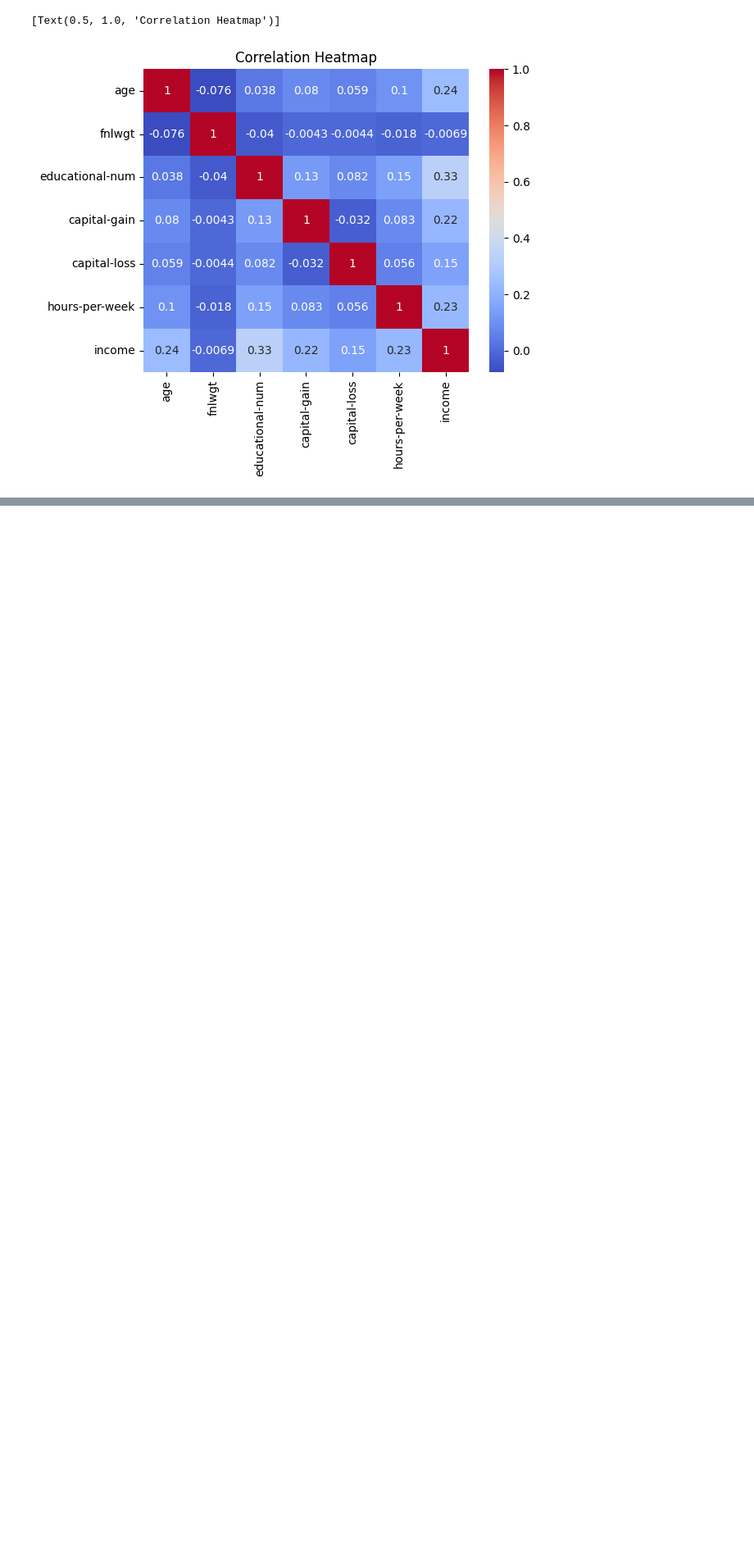
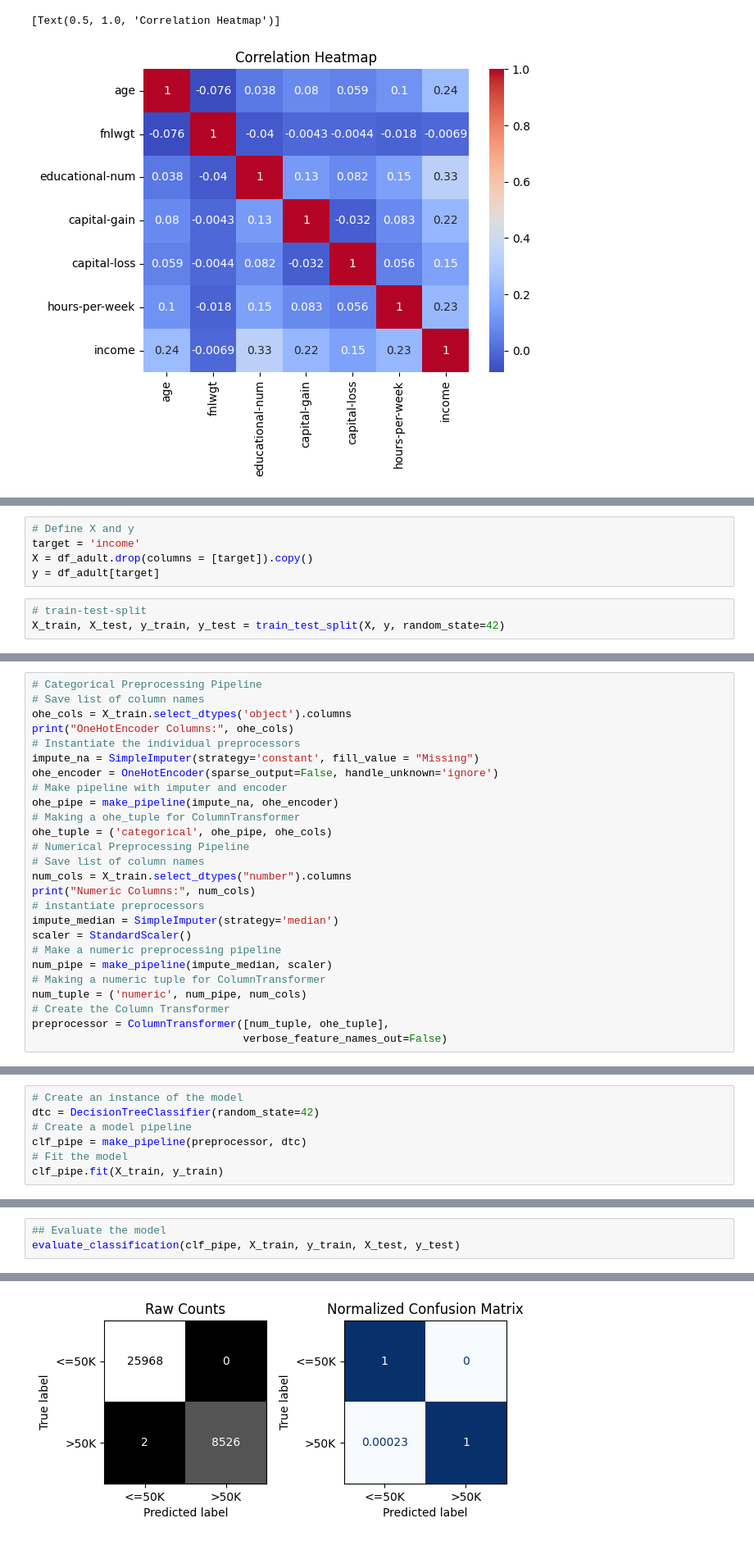
Before and after one commit to uday-routhu/models, a Jupyter notebook: Project_2_Part_1_Core.ipynb, the cells around one changed output, grey strips where cells are left out. Shown at 82% size. Drawn from its saved outputs; the diff is of its cells as text; blank space fills up the shorter version.

```diff
--- a/Project_2_Part_1_Core.ipynb
+++ b/Project_2_Part_1_Core.ipynb
@@ -1100,0 +1122,8 @@ Question: which column had the highest positive correlation to the "Income" colu
+# %%
+# Define X and y
+target = 'income'
+X = df_adult.drop(columns = [target]).copy()
+y = df_adult[target]
+# %%
+# train-test-split
+X_train, X_test, y_train, y_test = train_test_split(X, y, random_state=42)
@@ -1100,0 +1142,26 @@ Question: which column had the highest positive correlation to the "Income" colu
+# %%
+# Categorical Preprocessing Pipeline
+# Save list of column names
+ohe_cols = X_train.select_dtypes('object').columns
+print("OneHotEncoder Columns:", ohe_cols)
+# Instantiate the individual preprocessors
+impute_na = SimpleImputer(strategy='constant', fill_value = "Missing")
+ohe_encoder = OneHotEncoder(sparse_output=False, handle_unknown='ignore')
+# Make pipeline with imputer and encoder
+ohe_pipe = make_pipeline(impute_na, ohe_encoder)
+# Making a ohe_tuple for ColumnTransformer
+ohe_tuple = ('categorical', ohe_pipe, ohe_cols)
+# Numerical Preprocessing Pipeline
+# Save list of column names
+num_cols = X_train.select_dtypes("number").columns
+print("Numeric Columns:", num_cols)
+# instantiate preprocessors
+impute_median = SimpleImputer(strategy='median')
+scaler = StandardScaler()
+# Make a numeric preprocessing pipeline
+num_pipe = make_pipeline(impute_median, scaler)
+# Making a numeric tuple for ColumnTransformer
+num_tuple = ('numeric', num_pipe, num_cols)
+# Create the Column Transformer
+preprocessor = ColumnTransformer([num_tuple, ohe_tuple],
+                                 verbose_feature_names_out=False)
@@ -1100,0 +1235,7 @@ Question: which column had the highest positive correlation to the "Income" colu
+# %%
+# Create an instance of the model
+dtc = DecisionTreeClassifier(random_state=42)
+# Create a model pipeline
+clf_pipe = make_pipeline(preprocessor, dtc)
+# Fit the model
+clf_pipe.fit(X_train, y_train)
@@ -1100,0 +1280,4 @@ Question: which column had the highest positive correlation to the "Income" colu
+# %%
+## Evaluate the model
+evaluate_classification(clf_pipe, X_train, y_train, X_test, y_test)
+# %% [output]
@@ -1100,0 +1295 @@ Question: which column had the highest positive correlation to the "Income" colu
+[figure, added]
```
Also changed, not shown: parts of 57 cells of this notebook.
